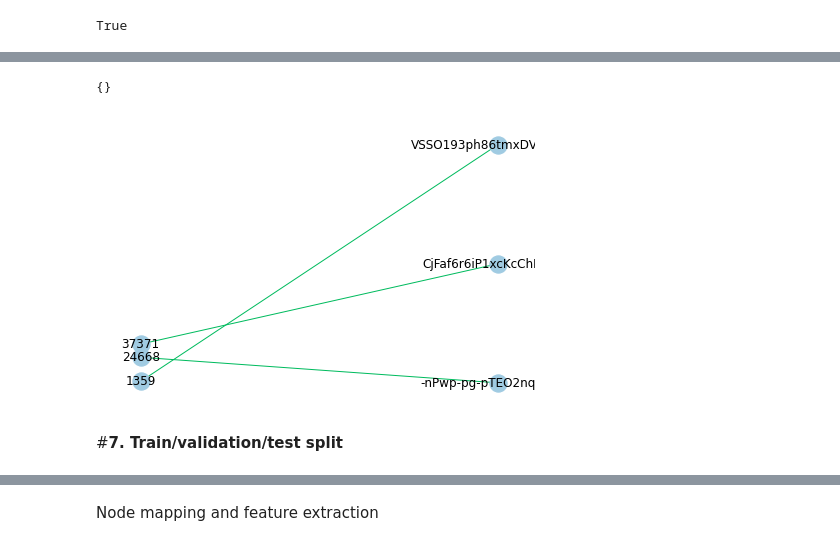
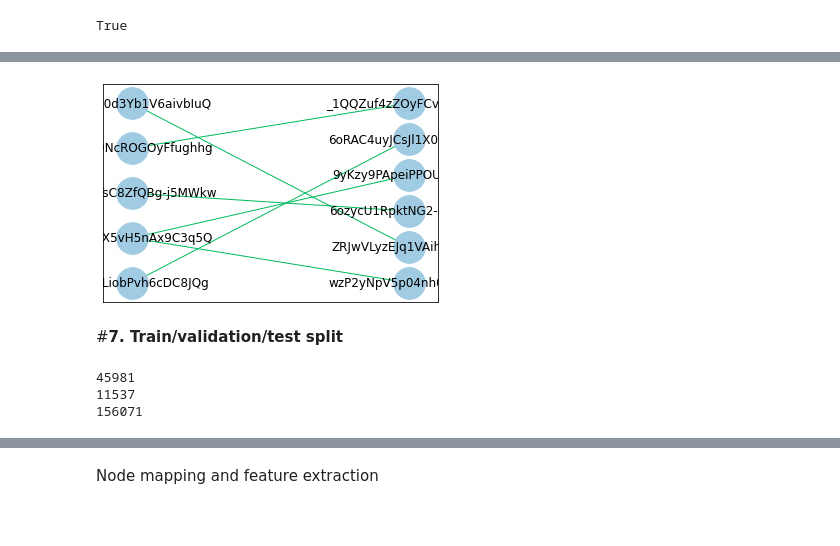
Before and after one commit to SravaniPrakki/TravelRecommendation_ML, a Jupyter notebook: GCN_Trip_Recommendation.ipynb, the cells around one changed output, grey strips where cells are left out. Saved outputs shown, nothing was run; the diff lists cells and outputs as text; code cells hidden in the pictures; blank space fills up the shorter version.

```diff
--- a/GCN_Trip_Recommendation.ipynb
+++ b/GCN_Trip_Recommendation.ipynb
@@ -351,30 +389,27 @@ user_source
 # %%
-# Extract the ratings while extracting the edges from DF
-edges = [x for x in range(3)]
+# # Extract the ratings while extracting the edges from DF
+# edges = [x for x in range(3)]
 
-B = nx.Graph()
+# B = nx.Graph()
 
-B.add_nodes_from(user_source, bipartite=0, label='user')
-B.add_nodes_from(review_target, bipartite=1, label='item')
+# B.add_nodes_from(user_source, bipartite=0, label='user')
+# B.add_nodes_from(review_target, bipartite=1, label='item')
 
-# Now assign the ratings correctly to edges
-for row in edges:
-    B.add_edge(user_source[row], review_target[row], rating='stars')
+# # Now assign the ratings correctly to edges
+# for row in edges:
+#     B.add_edge(user_source[row], review_target[row], rating='stars')
 
-#Now draw the edge labels using draw_netwokrx_edge_labels:
+# #Now draw the edge labels using draw_netwokrx_edge_labels:
 
-left_or_top = df.index.unique()
-pos = nx.bipartite_layout(B, left_or_top)
+# left_or_top = df.index.unique()
+# pos = nx.bipartite_layout(B, left_or_top)
 
-# Draw the graph
-nx.draw(B,pos,node_color='#A0CBE2',edge_color='#00bb5e',width=1,
-     edge_cmap=plt.cm.Blues,with_labels=True)
+# # Draw the graph
+# nx.draw(B,pos,node_color='#A0CBE2',edge_color='#00bb5e',width=1,
+#      edge_cmap=plt.cm.Blues,with_labels=True)
 
-# Get the edge labels for ratings
-edge_labels = nx.get_edge_attributes(B,'stars')
+# # Get the edge labels for ratings
+# edge_labels = nx.get_edge_attributes(B,'stars')
 
-# Draw the edge labels
-nx.draw_networkx_edge_labels(B, pos, edge_labels=edge_labels)
+# # Draw the edge labels
+# nx.draw_networkx_edge_labels(B, pos, edge_labels=edge_labels)
-# %% [output]
-{}
-[figure, removed]
@@ -412,2 +416,22 @@ plt.show()
+# %%
+# Initialise the graph
+B = nx.Graph()
+# Add nodes with the node attribute "bipartite"
+top_nodes = ["rLtl8ZkDX5vH5nAx9C3q5Q","0a2KyEL0d3Yb1V6aivbIuQ","0hT2KtfLiobPvh6cDC8JQg","uZetl9T0NcROGOyFfughhg","vYmM4KTsC8ZfQBg-j5MWkw"]
+bottom_nodes = ["9yKzy9PApeiPPOUJEtnvkg", "ZRJwVLyzEJq1VAihDhYiow", "6oRAC4uyJCsJl1X0WZpVSA", "_1QQZuf4zZOyFCvXc0o6Vg","6ozycU1RpktNG2-1BroVtw","wzP2yNpV5p04nh0injjymA"]
+B.add_nodes_from(top_nodes, bipartite=0)
+B.add_nodes_from(bottom_nodes, bipartite=1)
+# Add edges with weights
+B.add_edge("rLtl8ZkDX5vH5nAx9C3q5Q", "9yKzy9PApeiPPOUJEtnvkg", weight = 5)
+B.add_edge("rLtl8ZkDX5vH5nAx9C3q5Q", "wzP2yNpV5p04nh0injjymA", weight = 4)
+B.add_edge("0a2KyEL0d3Yb1V6aivbIuQ", "ZRJwVLyzEJq1VAihDhYiow", weight = 5)
+B.add_edge("0hT2KtfLiobPvh6cDC8JQg", "6oRAC4uyJCsJl1X0WZpVSA", weight = 4)
+B.add_edge("uZetl9T0NcROGOyFfughhg", "_1QQZuf4zZOyFCvXc0o6Vg", weight = 5)
+B.add_edge("vYmM4KTsC8ZfQBg-j5MWkw", "6ozycU1RpktNG2-1BroVtw", weight = 5)
+# %%
+nx.draw_networkx(B, pos = nx.bipartite_layout(B, top_nodes), node_color='#A0CBE2',edge_color='#00bb5e',node_size=1000,width=1,
+     edge_cmap=plt.cm.Blues,with_labels=True)
+# %% [output]
+[figure, added]
 # %% [markdown]
 #**7. Train/validation/test split**
@@ -416,0 +446,8 @@ num_interactions = edge_index.shape[1]
+# %%
+print(num_users)
+print(num_places)
+print(num_interactions)
+# %% [output]
+45981
+11537
+156071
```
Also changed, not shown: parts of 59 cells of this notebook.
